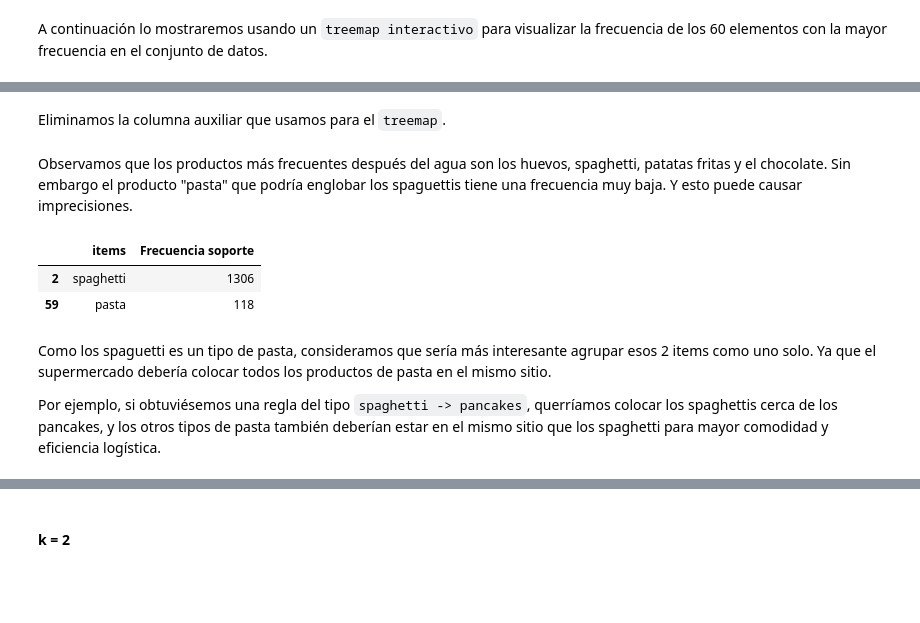
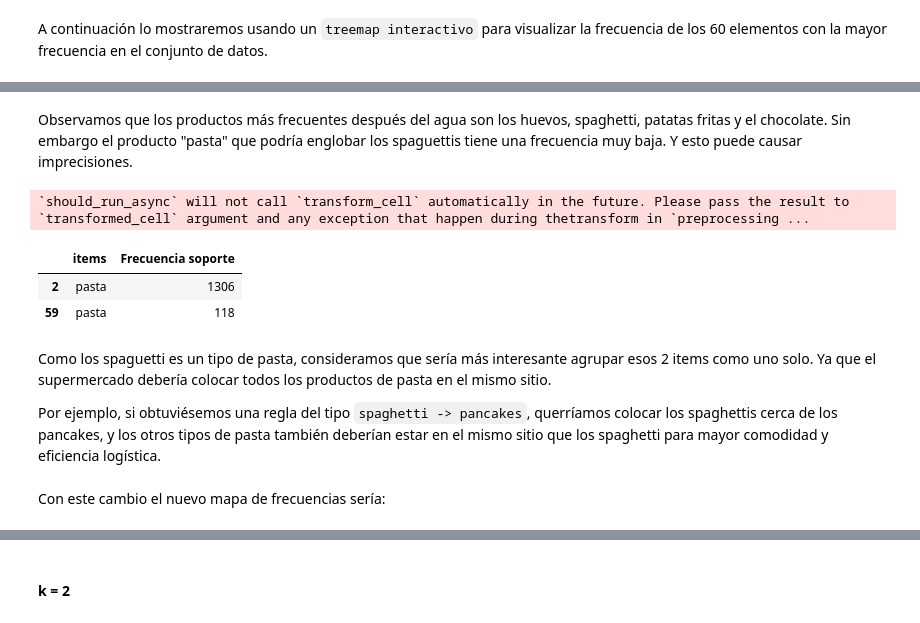
Before and after one commit to CeliaDiazSanchez/Data-Mining, a Jupyter notebook: LAB02_p1.ipynb, the cells around one changed output, grey strips where cells are left out. Drawn from its saved outputs; the diff is of its cells as text; code cells hidden in the pictures; blank space fills up the shorter version.

```diff
--- a/LAB02_p1.ipynb
+++ b/LAB02_p1.ipynb
@@ -272,19 +272,18 @@ fig.show()
 
 # Volvemos a activar los warnings
 warnings.filterwarnings('default')
+# Eliminamos la columna auxiliar que usamos para el treemap.
+df_table.drop(columns='all',inplace=True)
 # %% [output]
 [interactive output not drawn]
-# %% [markdown]
-Eliminamos la columna auxiliar que usamos para el `treemap`.
-# %%
-df_table = df_table.drop(columns='all')
 # %% [markdown]
 Observamos que los productos más frecuentes después del agua son los huevos, spaghetti, patatas fritas y el chocolate.  Sin embargo el producto "pasta" que podría englobar los spaguettis tiene una frecuencia muy baja. Y esto puede causar imprecisiones.
 # %%
-ds[(ds['items'] == 'pasta') | (ds['items'] == 'spaghetti')]
+df_table[(df_table['items'] == 'pasta') | (df_table['items'] == 'spaghetti')]
 # %% [output]
+`should_run_async` will not call `transform_cell` automatically in the future. Please pass the result to `transformed_cell` argument and any exception that happen during thetransform in `preprocessing ...
 |  | items | Frecuencia soporte |
-| 2 | spaghetti | 1306 |
+| 2 | pasta | 1306 |
 | 59 | pasta | 118 |
 # %% [markdown]
 Como los spaguetti es un tipo de pasta, consideramos que sería más interesante agrupar esos 2 items como uno solo. Ya que el supermercado debería colocar todos los productos de pasta en el mismo sitio.
@@ -294,0 +296,2 @@ ds.replace('spaghetti','pasta', inplace=True)
+# %% [markdown]
+Con este cambio el nuevo mapa de frecuencias sería:
```
Also changed, not shown: parts of 3 cells of this notebook.
